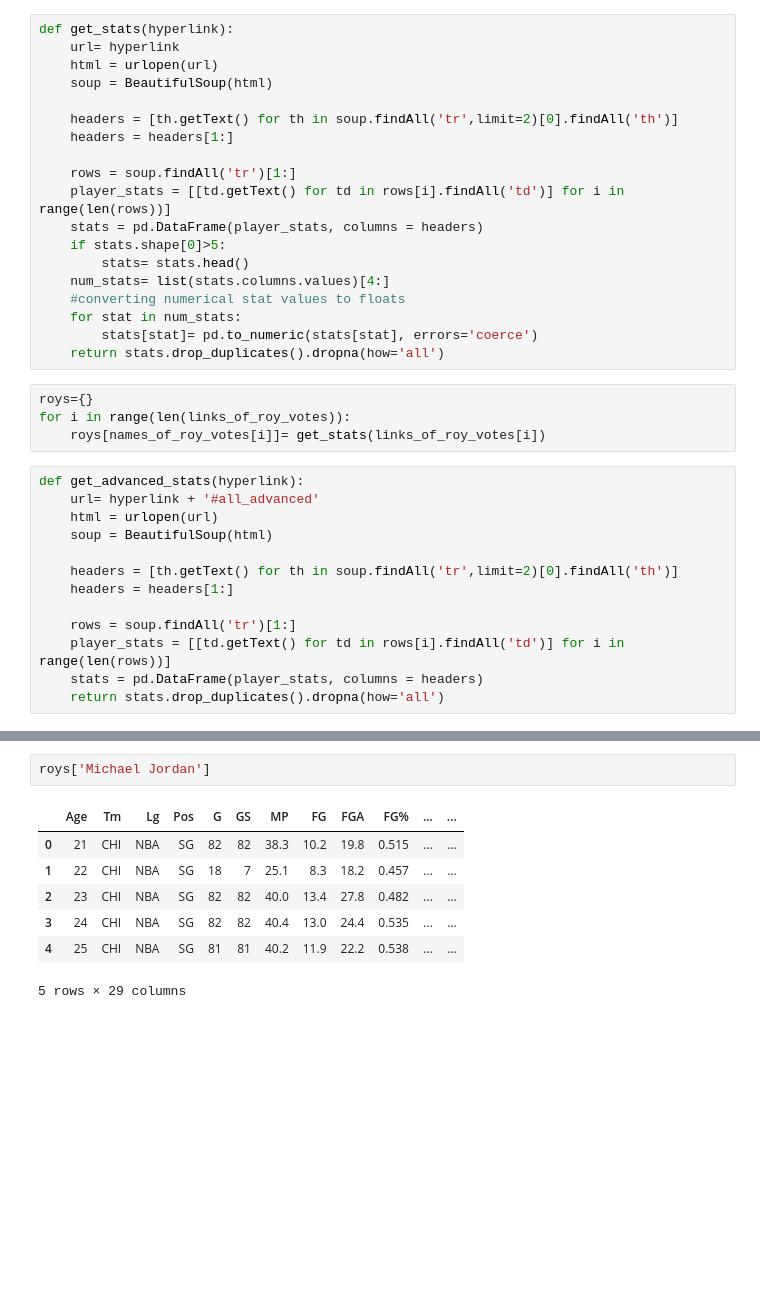
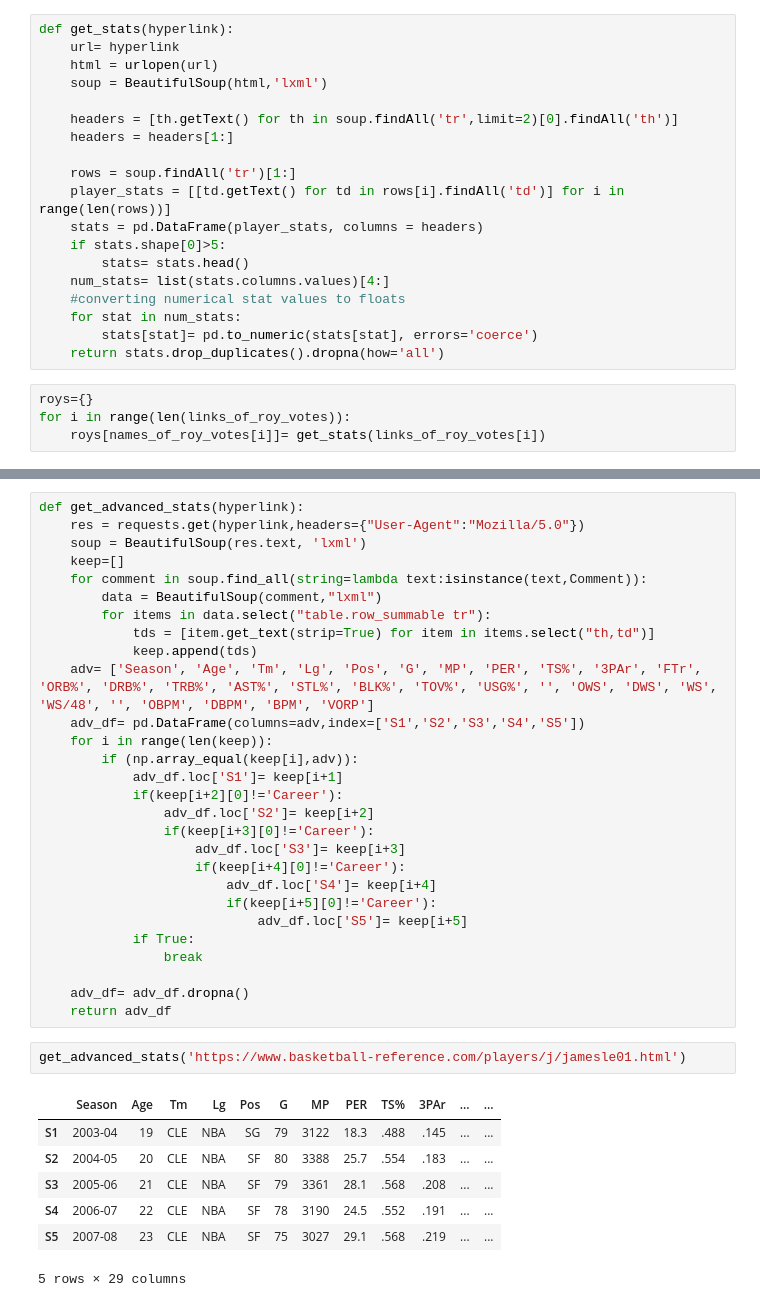
Before and after one commit to Sumiran1/Projects, a Jupyter notebook: NBA SOPHOMORE SLUMP PROJECT/scraper_v2.ipynb, the cells around one changed output, grey strips where cells are left out. Drawn from its saved outputs; the diff is of its cells as text; blank space fills up the shorter version.

Commit message:
check out the data analysis

```diff
--- a/NBA SOPHOMORE SLUMP PROJECT/scraper_v2.ipynb
+++ b/NBA SOPHOMORE SLUMP PROJECT/scraper_v2.ipynb
@@ -31,7 +21,7 @@ def roy_parser(name):
 def get_stats(hyperlink):
     url= hyperlink
     html = urlopen(url)
-    soup = BeautifulSoup(html)
+    soup = BeautifulSoup(html,'lxml')
 
     headers = [th.getText() for th in soup.findAll('tr',limit=2)[0].findAll('th')]
     headers = headers[1:]
@@ -50,16 +40,3 @@ def get_stats(hyperlink):
 roys={}
 for i in range(len(links_of_roy_votes)):
     roys[names_of_roy_votes[i]]= get_stats(links_of_roy_votes[i])
-# %%
-def get_advanced_stats(hyperlink):
-    url= hyperlink + '#all_advanced'
-    html = urlopen(url)
-    soup = BeautifulSoup(html)
-
-    headers = [th.getText() for th in soup.findAll('tr',limit=2)[0].findAll('th')]
-    headers = headers[1:]
-
-    rows = soup.findAll('tr')[1:]
-    player_stats = [[td.getText() for td in rows[i].findAll('td')] for i in range(len(rows))]
-    stats = pd.DataFrame(player_stats, columns = headers)
-    return stats.drop_duplicates().dropna(how='all')
@@ -84,10 +43,38 @@ for index in range(len(names_of_roy_votes)):
-# %%
-roys['Michael Jordan']
-# %% [output]
-|  | Age | Tm | Lg | Pos | G | GS | MP | FG | FGA | FG% | ... | ... |
-| 0 | 21 | CHI | NBA | SG | 82 | 82 | 38.3 | 10.2 | 19.8 | 0.515 | ... | ... |
-| 1 | 22 | CHI | NBA | SG | 18 | 7 | 25.1 | 8.3 | 18.2 | 0.457 | ... | ... |
-| 2 | 23 | CHI | NBA | SG | 82 | 82 | 40.0 | 13.4 | 27.8 | 0.482 | ... | ... |
-| 3 | 24 | CHI | NBA | SG | 82 | 82 | 40.4 | 13.0 | 24.4 | 0.535 | ... | ... |
-| 4 | 25 | CHI | NBA | SG | 81 | 81 | 40.2 | 11.9 | 22.2 | 0.538 | ... | ... |
-5 rows × 29 columns
+# %%
+def get_advanced_stats(hyperlink):
+    res = requests.get(hyperlink,headers={"User-Agent":"Mozilla/5.0"})
+    soup = BeautifulSoup(res.text, 'lxml')
+    keep=[]
+    for comment in soup.find_all(string=lambda text:isinstance(text,Comment)):
+        data = BeautifulSoup(comment,"lxml")
+        for items in data.select("table.row_summable tr"):
+            tds = [item.get_text(strip=True) for item in items.select("th,td")]
+            keep.append(tds)
+    adv= ['Season', 'Age', 'Tm', 'Lg', 'Pos', 'G', 'MP', 'PER', 'TS%', '3PAr', 'FTr', 'ORB%', 'DRB%', 'TRB%', 'AST%', 'STL%', 'BLK%', 'TOV%', 'USG%', '', 'OWS', 'DWS', 'WS', 'WS/48', '', 'OBPM', 'DBPM', 'BPM', 'VORP']
+    adv_df= pd.DataFrame(columns=adv,index=['S1','S2','S3','S4','S5'])
+    for i in range(len(keep)):
+        if (np.array_equal(keep[i],adv)):
+            adv_df.loc['S1']= keep[i+1]
+            if(keep[i+2][0]!='Career'):
+                adv_df.loc['S2']= keep[i+2]
+                if(keep[i+3][0]!='Career'):
+                    adv_df.loc['S3']= keep[i+3]
+                    if(keep[i+4][0]!='Career'):
+                        adv_df.loc['S4']= keep[i+4]
+                        if(keep[i+5][0]!='Career'):
+                            adv_df.loc['S5']= keep[i+5]
+            if True:
+                break
+
+    adv_df= adv_df.dropna()
+    return adv_df
+# %%
+get_advanced_stats('https://www.basketball-reference.com/players/j/jamesle01.html')
+# %% [output]
+|  | Season | Age | Tm | Lg | Pos | G | MP | PER | TS% | 3PAr | ... | ... |
+| S1 | 2003-04 | 19 | CLE | NBA | SG | 79 | 3122 | 18.3 | .488 | .145 | ... | ... |
+| S2 | 2004-05 | 20 | CLE | NBA | SF | 80 | 3388 | 25.7 | .554 | .183 | ... | ... |
+| S3 | 2005-06 | 21 | CLE | NBA | SF | 79 | 3361 | 28.1 | .568 | .208 | ... | ... |
+| S4 | 2006-07 | 22 | CLE | NBA | SF | 78 | 3190 | 24.5 | .552 | .191 | ... | ... |
+| S5 | 2007-08 | 23 | CLE | NBA | SF | 75 | 3027 | 29.1 | .568 | .219 | ... | ... |
+5 rows × 29 columns
```
Also changed, not shown: parts of 6 cells of this notebook, 2 other files.
